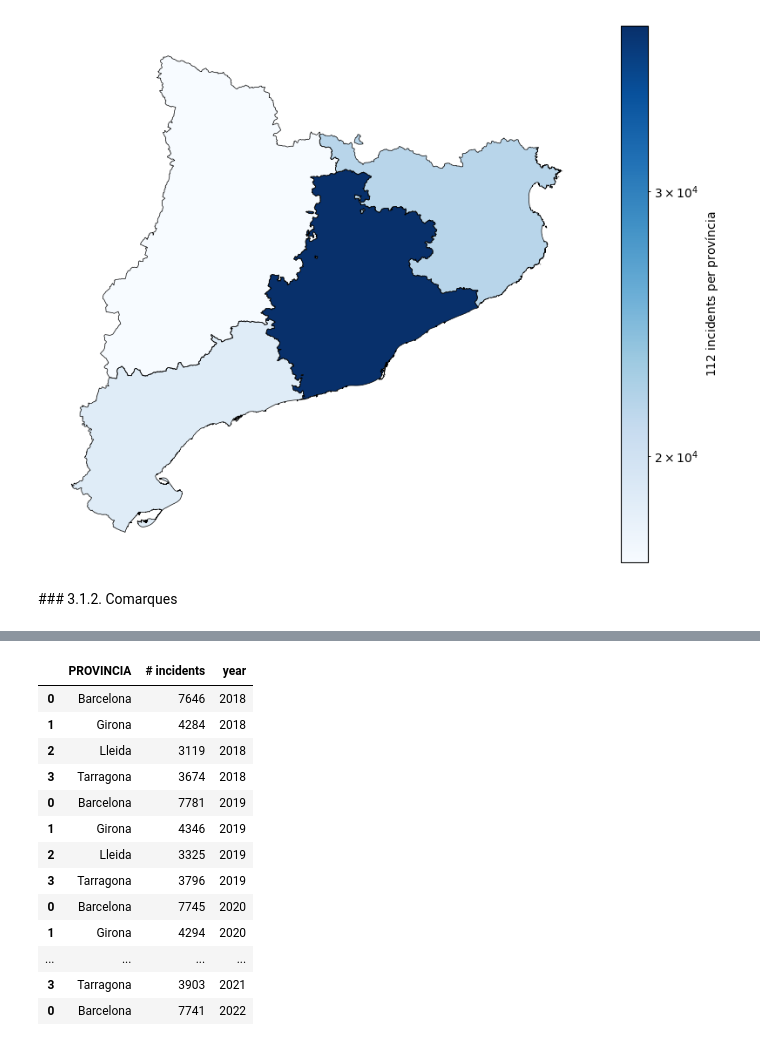
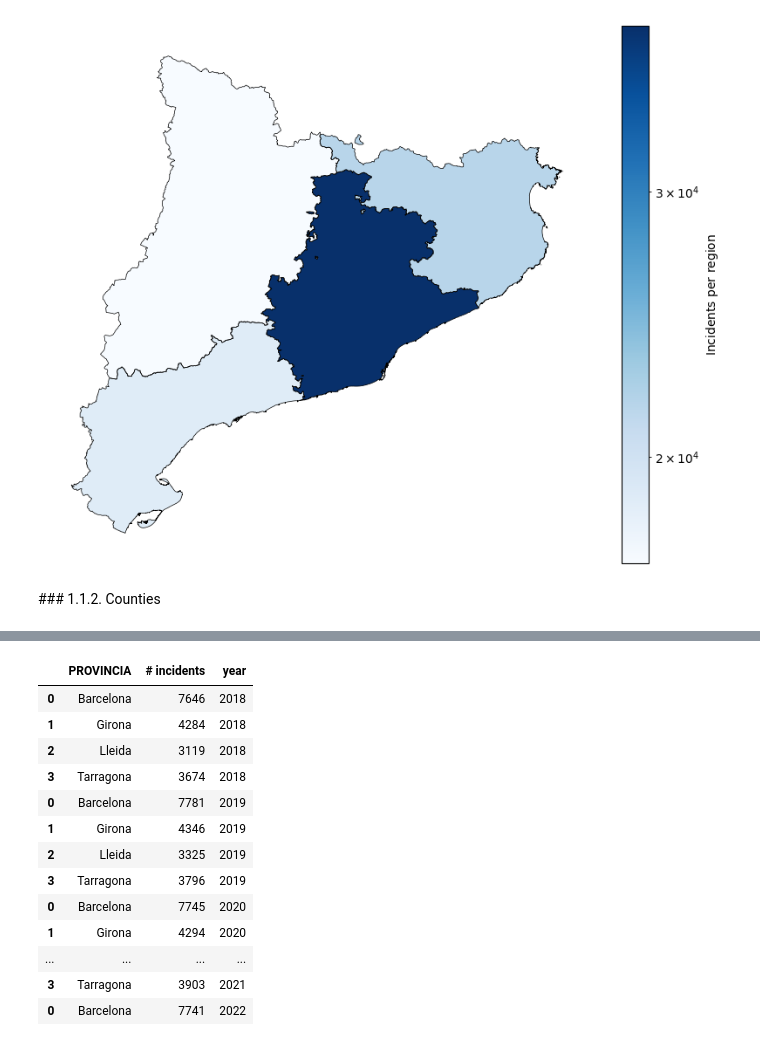
Before and after one commit to belenmvinhas/AVDM_ioib, a Jupyter notebook: ivan/112_incidents.ipynb, the cells around one changed output, grey strips where cells are left out. Cells and saved outputs as stored; diff of their text form; code cells hidden in the pictures.

```diff
--- a/ivan/112_incidents.ipynb
+++ b/ivan/112_incidents.ipynb
@@ -101,6 +109,0 @@ array(['Seguretat', 'Accident', 'Incendi', 'Fuita (aigua, gas, altres)',
-# %%
-inc_112['ANY'] = inc_112['ANY'].astype(int)
-inc_112['MES'] = inc_112['MES'].astype(int)
-# %%
-inc_112['datetime'] = inc_112.apply(lambda inc_112: datetime(inc_112['ANY'], inc_112['MES'], 1), axis=1)
-inc_112 = inc_112.drop(["ANY","MES"], axis=1)
@@ -109,2 +109,0 @@ inc_112 = inc_112.drop(["ANY","MES"], axis=1)
-# %%
-inc_112 = inc_112[(inc_112["datetime"].dt.year >= 2018) & (inc_112["datetime"].dt.year <= 2022)].reset_index()
@@ -119,4 +109,0 @@ array(['Incendi', 'Altres incidències', 'Assistència sanitària',
-# %%
-inc_selected = ["Incendi","Accident","Meteorologia","Assistència sanitària"]
-
-inc_112 = inc_112[inc_112["TIPUS"].isin(inc_selected)]
@@ -160,40 +114,20 @@ inc_112.replace("TARRAGONA","Tarragona", inplace=True)
 inc_112.replace("GIRONA","Girona", inplace=True)
 # %%
 ninc_prov = inc_112.groupby('PROVINCIA').size().reset_index(name='# incidents')
-# %%
-# Merge between shapefile & data
-ninc_prov_merge = cat_prov.merge(ninc_prov, how='left', left_on='NOMPROV', right_on='PROVINCIA')
-
-# Conserve original geometry
-ninc_prov_merge_gpd = gpd.GeoDataFrame(ninc_prov_merge, geometry="geometry")
-
-# Plot
-fig, ax = plt.subplots(figsize=(10,8))
-plot = ninc_prov_merge_gpd.plot(column='# incidents',
-                                cmap='Blues',
-                                norm = LogNorm(),
-                                ax=ax,
-                                legend=False)
-
-ninc_prov_merge_gpd.boundary.plot(ax=ax, linewidth=0.5, color='black')
-
-cbar = fig.colorbar(plot.get_children()[0], ax=ax, label=r'112 incidents per $\text{província}$')
-
-ax.set_xticks([])
-ax.set_yticks([])
-ax.set_xticks([])
-ax.set_yticks([])
-
-ax.set_aspect('equal')
-
-ax.spines['top'].set_color('none')
-ax.spines['bottom'].set_color('none')
-ax.spines['left'].set_color('none')
-ax.spines['right'].set_color('none')
-
-ruta = fig_dir+"112_incidents/112_incidents-geo_prov"
-plt.savefig(ruta, dpi=500,bbox_inches='tight')
-# %% [output]
-[figure, removed]
+# %%
+cat_regions = cat_prov
+number_cat_regions = ninc_prov
+title_cat_regions_shp = 'NOMPROV'
+title_cat_regions_pd = 'PROVINCIA'
+number_label = '# incidents'
+colorbar_label = r'Incidents per $\text{region}$'
+ruta = fig_dir+"112_incidents/112_incidents-geo_prov"
+
+geographical_map(cat_regions,number_cat_regions,
+                      title_cat_regions_shp, title_cat_regions_pd,
+                      number_label,
+                      colorbar_label, ruta)
+# %% [output]
+[figure, added]
 # %% [markdown]
-### 3.1.2. Comarques <a class="anchor" id="3.1.2"></a>
+### 1.1.2. Counties <a class="anchor" id="1.1.2"></a>
```
Also changed, not shown: parts of 51 cells of this notebook, 23 other files.
